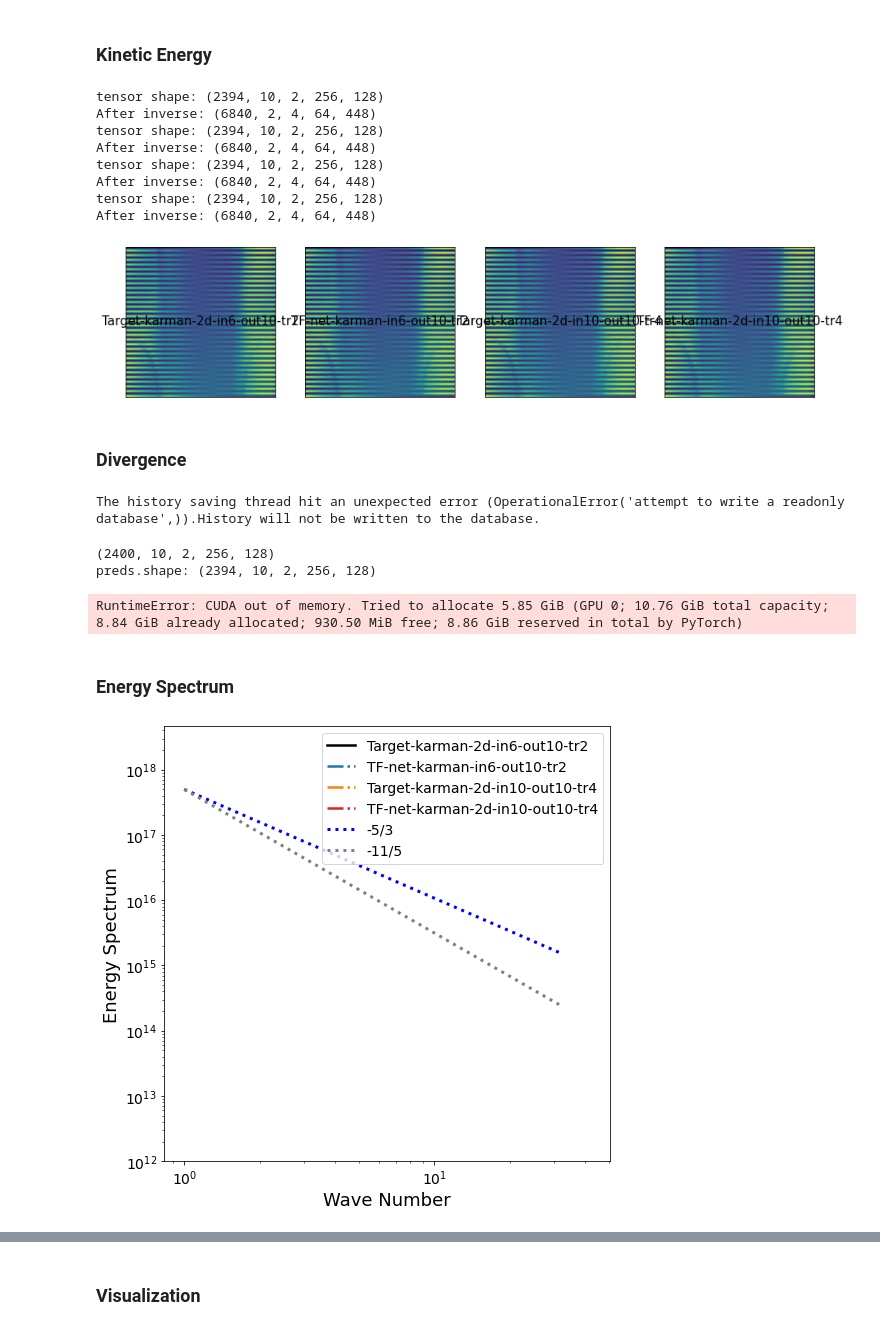
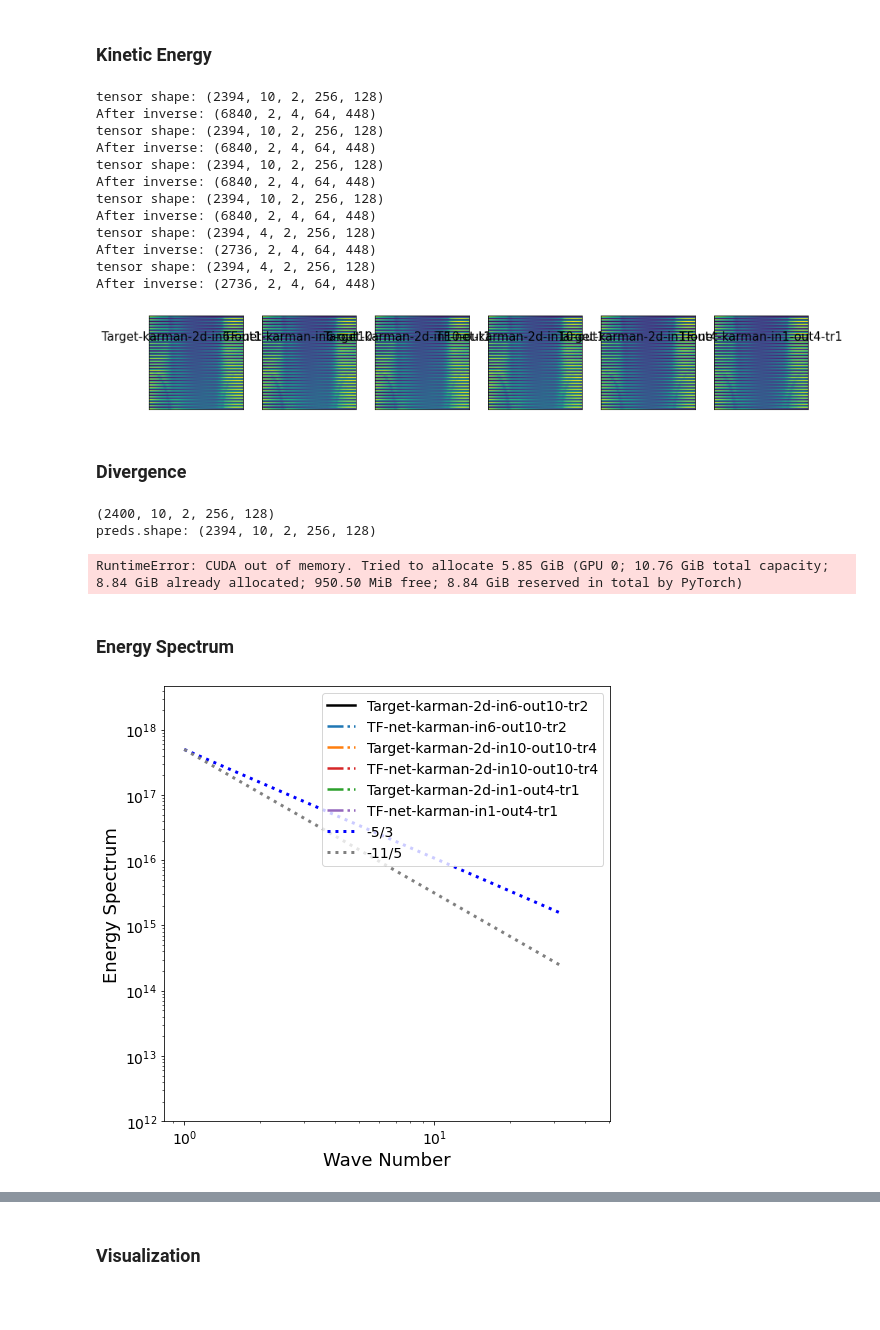
Before and after one commit to tailintalent/Turbulent-Flow-Nets, a Jupyter notebook: Evaluation/Evaluation_karman_2d.ipynb, the cells around one changed output, grey strips where cells are left out. Drawn from its saved outputs; the diff is of its cells as text; code cells hidden in the pictures; blank space fills up the shorter version.

Commit message:
added experiment for given only one time step of input

```diff
--- a/Evaluation/Evaluation_karman_2d.ipynb
+++ b/Evaluation/Evaluation_karman_2d.ipynb
@@ -26,6 +26,8 @@ device = torch.device("cuda" if torch.cuda.is_available() else "cpu")
 # Properly permuted features and labels
 results = torch.load('../../tf_net_results/karman_2d_input_6_output_10_permute_time_range_2_results.pt')
 results2 = torch.load('../../tf_net_results/karman_2d_input_10_output_10_permute_time_range_4.pt')
+results3 = torch.load('../../tf_net_results/karman_2d_input_1_output_4_permute_time_range_1.pt')
+results4 = torch.load('../../tf_net_results/karman_2d_input_1_output_1_permute_time_range_1.pt')
 print(f'device: {device}')
 results.keys()
 # %% [output]
@@ -40,7 +42,8 @@ avg = 1.0424337
 stds = 4522.7046
 # multiply by stds and add avg to recover the prediction from normalization (z = (x-mean)/std)
 # preds = [gan["trues"]*stds+avg, tf_con["preds"]*stds+avg, tf["preds"]*stds+avg, u["preds"]*stds+avg,  gan["preds"]*stds+avg,cnn["preds"]*stds+avg, convlstm["preds"]*stds+avg, sst["preds"]*stds+avg, dhpm["preds"]*stds+avg]
-preds = [results["trues"], results["preds"], results2["trues"], results2["preds"]]
+preds = [results["trues"], results["preds"], results2["trues"], results2["preds"], results3["trues"], results3["preds"],
+        results4['trues'], results4['preds']]
 print(preds[0].shape)
 # %% [output]
 (2400, 10, 2, 256, 128)
@@ -120,33 +154,39 @@ def TKE_mean(tensor):
     return tke_mean
 # %%
 # the first dimension needs to be a multiple of 7 to work with inverse_seqs
-preds = [results["trues"][:2394], results["preds"][:2394], results2["trues"][:2394], results2["preds"][:2394]]
-tkes = [TKE_mean(preds[i]) for i in range(4)]
+preds = [results["trues"][:2394], results["preds"][:2394], results2["trues"][:2394], results2["preds"][:2394],
+        results3["trues"][:2394], results3["preds"][:2394], results4["trues"][:2394], results4["preds"][:2394]]
+tkes = [TKE_mean(preds[i]) for i in range(6)]
 # title = ["Target","Con TF-net", "TF-net", "U_net",  "GAN",  "ResNet", "ConvLSTM",  "SST",  "DHPM"]
-title = ["Target-karman-2d-in6-out10-tr2", "TF-net-karman-in6-out10-tr2", "Target-karman-2d-in10-out10-tr4" ,"TF-net-karman-2d-in10-out10-tr4"]
+title = ["Target-karman-2d-in6-out10-tr2", "TF-net-karman-in6-out10-tr2", "Target-karman-2d-in10-out10-tr4" ,"TF-net-karman-2d-in10-out10-tr4",
+        "Target-karman-2d-in1-out4-tr1", "TF-net-karman-in1-out4-tr1", "Target-karman-2d-in1-out1-tr1", "TF-net-karman-in1-out1-tr1"]
 fig=plt.figure(figsize=(15, 5))
-columns = 4
+columns = 6
 rows = 1
 for i in range(columns):
     fig.add_subplot(rows, columns, i+1)
     #plt.imshow(tkes[i][:64,:448])
     #plt.imshow(tkes[i])
     plt.imshow(tkes[i][:64,:64])
     plt.xlabel(title[i], size = 15, rotation=0, labelpad = -100)
     plt.xticks([])
     plt.yticks([])
 plt.savefig("Karman 2D Kinetic Energy.png", dpi = 400,bbox_inches = 'tight')
 plt.show()
 # %% [output]
 tensor shape: (2394, 10, 2, 256, 128)
 After inverse: (6840, 2, 4, 64, 448)
 tensor shape: (2394, 10, 2, 256, 128)
 After inverse: (6840, 2, 4, 64, 448)
 tensor shape: (2394, 10, 2, 256, 128)
 After inverse: (6840, 2, 4, 64, 448)
 tensor shape: (2394, 10, 2, 256, 128)
 After inverse: (6840, 2, 4, 64, 448)
+tensor shape: (2394, 4, 2, 256, 128)
+After inverse: (2736, 2, 4, 64, 448)
+tensor shape: (2394, 4, 2, 256, 128)
+After inverse: (2736, 2, 4, 64, 448)
-[figure, old version]
+[figure, new version]
 # %% [markdown]
 ### Divergence
 # %%
@@ -163,14 +203,12 @@ def divergence(preds):
     v_y = field_grad(v)[:,:,1]
     div = np.mean(np.abs((v_y + u_x).cpu().data.numpy()), axis = (0,2,3))
     return div
-# %% [output]
-The history saving thread hit an unexpected error (OperationalError('attempt to write a readonly database',)).History will not be written to the database.
 # %%
 print(results["preds"].shape)
 # Need to reduce batch size otherwise it causes problems
 #preds = [results["trues"], results["preds"]]
 #dhpm_preds = np.expand_dims(results["preds"].transpose(1,0,2,3), axis = 0)
-divs = [divergence(preds[i]) for i in range(4)]
+divs = [divergence(preds[i]) for i in range(8)]
 linestyles = ['-', '--', '-.', ':','-.', '--', '-.', ':','-.','--']
 fig=plt.figure(figsize=(8, 8))
 #idx = np.array(list(range(0,60,4)))
@@ -180,8 +218,8 @@ plt.plot(idx+1, divs[1][idx], label = title[1], marker=markers[1], linewidth = 2
 plt.plot(idx+1, divs[0][idx], label = title[0], marker=markers[0], linewidth = 2, linestyle=linestyles[0], color = 'k')
 plt.plot(idx+1, divs[3][idx], label = title[3], marker=markers[2], linewidth = 2, linestyle=':', color = colors[2])
 plt.plot(idx+1, divs[2][idx], label = title[2], marker=markers[3], linewidth = 2, linestyle=linestyles[0], color = 'k')
-# plt.plot(idx+1, divs[5][idx], label = title[5], marker=markers[4], linewidth = 2, linestyle=':', color = colors[3])
-# plt.plot(idx+1, divs[4][idx], label = title[4], marker=markers[5], linewidth = 2, linestyle=linestyles[0], color = 'k')
+plt.plot(idx+1, divs[5][idx], label = title[5], marker=markers[4], linewidth = 2, linestyle=':', color = colors[3])
+plt.plot(idx+1, divs[4][idx], label = title[4], marker=markers[5], linewidth = 2, linestyle=linestyles[0], color = 'k')
 
 plt.ylabel("Mean Absolute Divergence", size = 18)
 plt.xlabel("Prediction Step", size = 18)
@@ -193,7 +231,7 @@ plt.show()
 # %% [output]
 (2400, 10, 2, 256, 128)
 preds.shape: (2394, 10, 2, 256, 128)
-RuntimeError: CUDA out of memory. Tried to allocate 5.85 GiB (GPU 0; 10.76 GiB total capacity; 8.84 GiB already allocated; 930.50 MiB free; 8.86 GiB reserved in total by PyTorch)
+RuntimeError: CUDA out of memory. Tried to allocate 5.85 GiB (GPU 0; 10.76 GiB total capacity; 8.84 GiB already allocated; 950.50 MiB free; 8.84 GiB reserved in total by PyTorch)
 # %% [markdown]
 ### Energy Spectrum
 # %%
@@ -223,11 +261,17 @@ plt.plot(x_idx, spec_mean[x_idx], label = title[2], linewidth = 2.5, color = col
 spec_mean, spec_stds = spectrum_band(preds[3])
 plt.plot(x_idx, spec_mean[x_idx], label = title[3], linewidth = 2.5, color = colors[3], linestyle='-.')
 
-# spec_mean, spec_stds = spectrum_band(preds[4])
-# plt.plot(x_idx, spec_mean[x_idx], label = title[4], linewidth = 2.5, color = colors[4], linestyle='-.')
+spec_mean, spec_stds = spectrum_band(preds[4])
+plt.plot(x_idx, spec_mean[x_idx], label = title[4], linewidth = 2.5, color = colors[4], linestyle='-.')
 
-# spec_mean, spec_stds = spectrum_band(preds[5])
-# plt.plot(x_idx, spec_mean[x_idx], label = title[5], linewidth = 2.5, color = colors[5], linestyle='-.')
+spec_mean, spec_stds = spectrum_band(preds[5])
+plt.plot(x_idx, spec_mean[x_idx], label = title[5], linewidth = 2.5, color = colors[5], linestyle='-.')
+
+# spec_mean, spec_stds = spectrum_band(preds[6])
+# plt.plot(x_idx, spec_mean[x_idx], label = title[6], linewidth = 2.5, color = colors[6], linestyle='-.')
+
+# spec_mean, spec_stds = spectrum_band(preds[7])
+# plt.plot(x_idx, spec_mean[x_idx], label = title[7], linewidth = 2.5, color = colors[7], linestyle='-.')
 
 plt.xticks(fontsize=14)
 plt.yticks(fontsize=14)
@@ -250,7 +294,7 @@ plt.xlabel("Wave Number", size = 18)
 plt.ylim(10e11, )
 plt.savefig("karman_2d_spec_ci_entire.png", dpi = 400, bbox_inches = 'tight')
 # %% [output]
-[figure, old version]
+[figure, new version]
 # %%
 def inverse_seqs(tensor):
     #tensor = tensor.reshape(-1,7, 60, 2, 64, 64)
```
Also changed, not shown: parts of 7 cells of this notebook.
